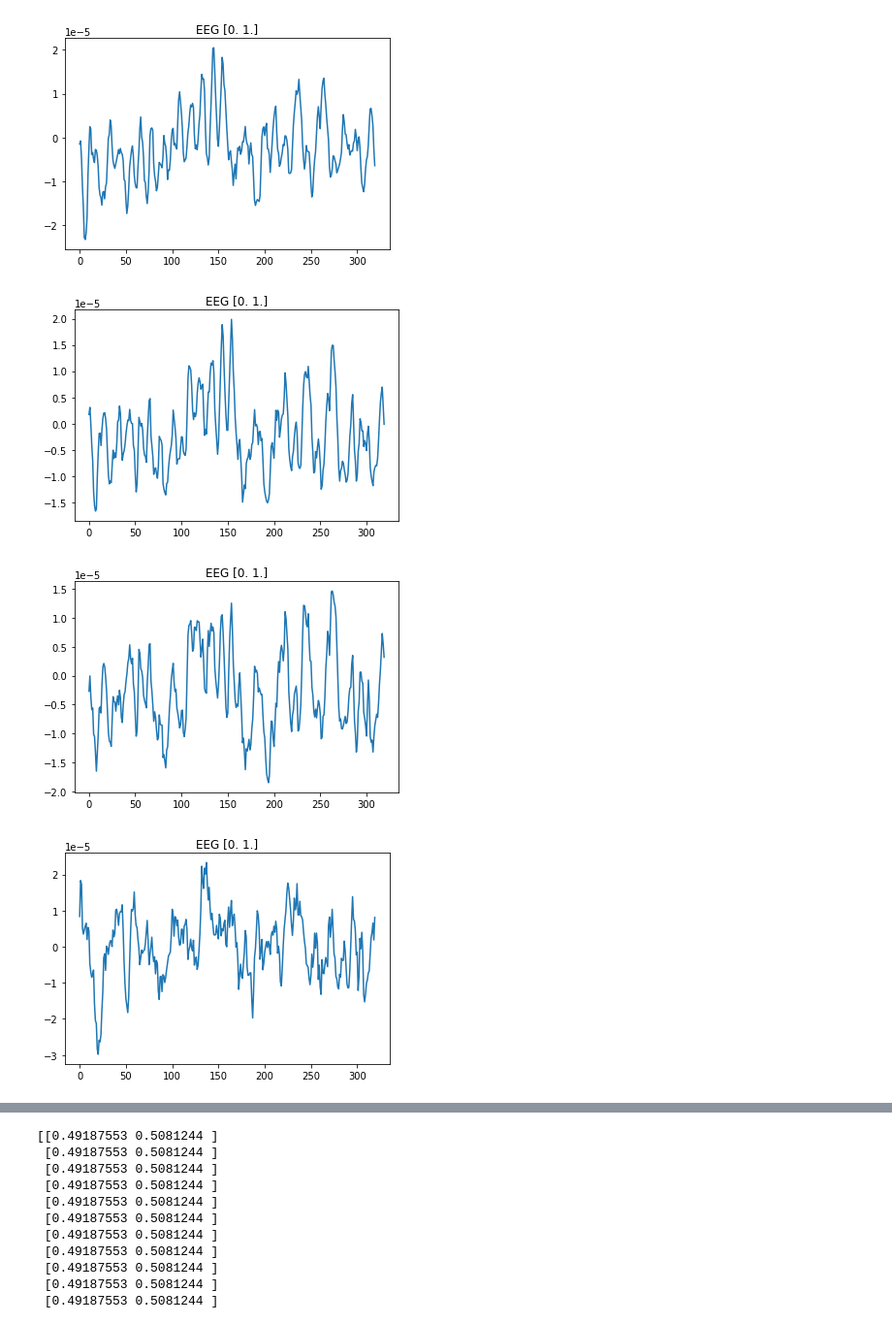
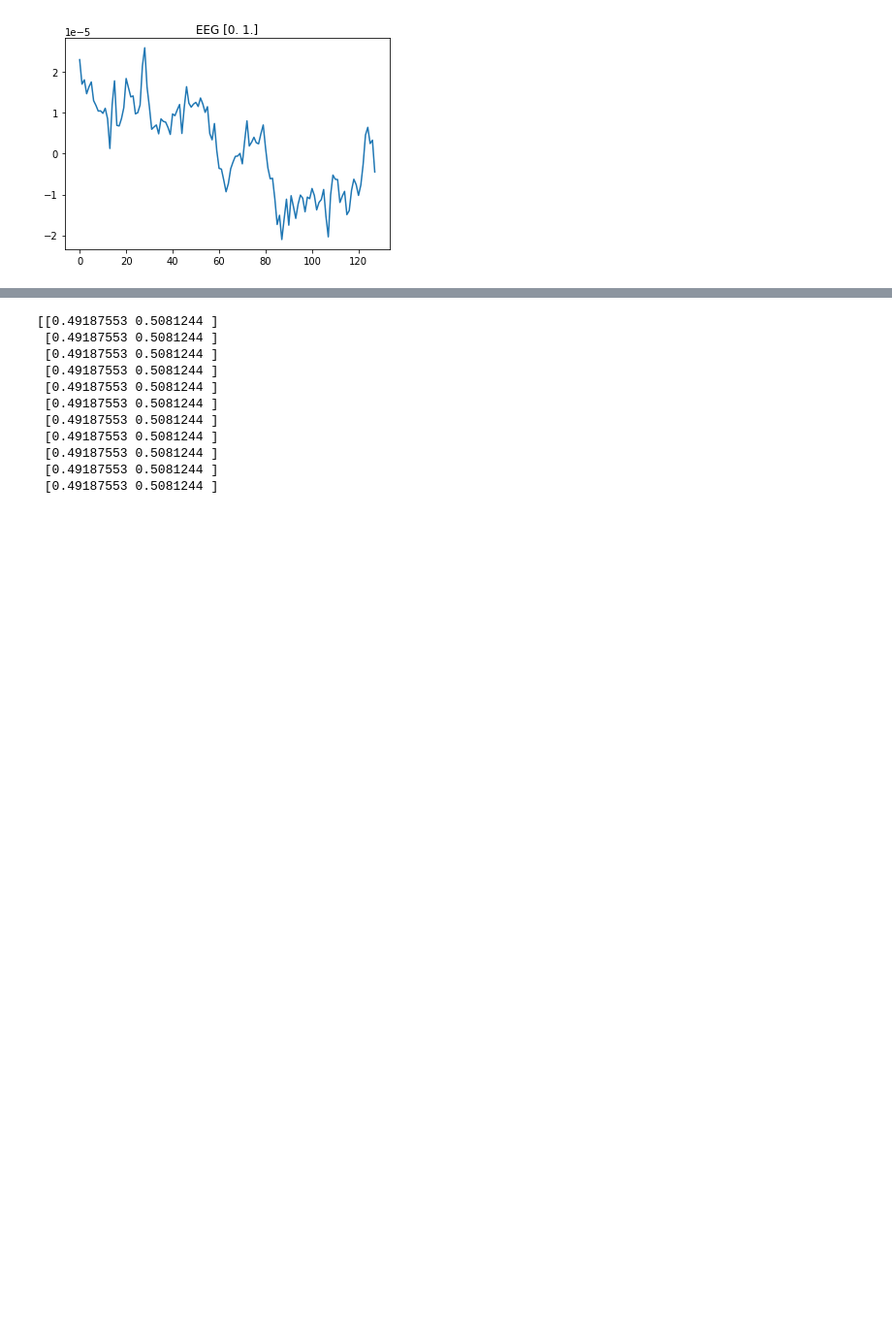
Before and after one commit to JuliaAlmaLuna/InnerSpeechEEGDecoding, a Jupyter notebook: classTest.ipynb, the cells around one changed output, grey strips where cells are left out. Shown at 97% size. Drawn from its saved outputs; the diff is of its cells as text; code cells hidden in the pictures; blank space fills up the shorter version.

```diff
--- a/classTest.ipynb
+++ b/classTest.ipynb
@@ -47,7 +110,7 @@ def only_spec_channel_data(data , picks):
     return data2
 
 
-def get_power_array(split_data , samplingRate, trialSplit = 2,):
+def get_power_array(split_data , samplingRate, trialSplit = 1, t_min = 0, t_max = 1):
 
     #trialSplit = 16
     sR = samplingRate #samplingRate = 32
@@ -55,7 +118,7 @@ def get_power_array(split_data , samplingRate, trialSplit = 2,):
     for t, trial in enumerate(split_data,0):
         for c, channel in enumerate(trial,0):
             for x in range(trialSplit):
-                data_power[t, c, x, : ] = Calculate_power_windowed(channel, fc=sR, window_len=1*4/trialSplit, window_step=1*4/trialSplit, t_min=0, t_max=4/trialSplit * x + 4/trialSplit)
+                data_power[t, c, x, : ] = Calculate_power_windowed(channel, fc=sR, window_len=sR/8, window_step=sR/8, t_min=t_min*(1/trialSplit), t_max=t_max*(1/trialSplit))
 
 
     #m_power , std_power
@@ -85,7 +148,7 @@ def get_power_array(split_data , samplingRate, trialSplit = 2,):
 #labels1d = labels1
 
 sampling_rate = 128
-data, labels = dl.load_multiple_datasets(nr_of_datasets=8, sampling_rate=128, t_min=1, t_max=3.5)
+data, labels = dl.load_multiple_datasets(nr_of_datasets=8, sampling_rate=sampling_rate, t_min=2, t_max=3)
 ch_names = get_channelNames()
 
 print(data.shape)
@@ -102,8 +165,17 @@ def avg_channels(data):
 data = np.concatenate([avg_channels(dataCL), avg_channels(dataCZ),
                 avg_channels(dataPZ), avg_channels(dataOPZ),], axis=1)
 print(data.shape)
+
 #Not work when time is not 4.5 right now kinda
-#data_p =  get_power_array(data, sampling_rate, trialSplit=8)
-#print(data_p.shape)
+data_p =  get_power_array(data, sampling_rate, trialSplit=1).squeeze()
+print(data_p.shape)
+
+#Getting Freq Data
+nr_of_buckets = 5
+buckets = createFreqBuckets(data, nr_of_buckets)
+print("buckets")
+print(buckets)
+data_f = data_into_freq_buckets(data, nr_of_buckets, buckets)
+print(data_f.shape)
 # %% [output]
 Data shape: [trials x channels x samples]
@@ -125,0 +198,6 @@ Up is 0.0 and Down is 1.0
+# %%
+print(data_f.shape)
+print(data_p.shape)
+print(labels.shape)
+data = np.concatenate([data_f, data_p], axis =2 )
+print(data.shape)
@@ -346,13 +355,10 @@ Trainable params: 413,863
 Non-trainable params: 0
 _________________________________________________________________
 # %%
-for trialNr, trial in enumerate(data_train[43:47],1):
-    for channel in trial[1:4]:
+for trialNr, trial in enumerate(data_train[46:47],1):
+    for channel in trial[3:4]:
         plt.figure()
         plt.plot(channel)
         plt.title("EEG {}".format(labels_train[trialNr]))
 # %% [output]
-[figure, old version]
+[figure, new version]
-[figure, removed]
-[figure, removed]
-[figure, removed]
```
Also changed, not shown: parts of 10 cells of this notebook.
